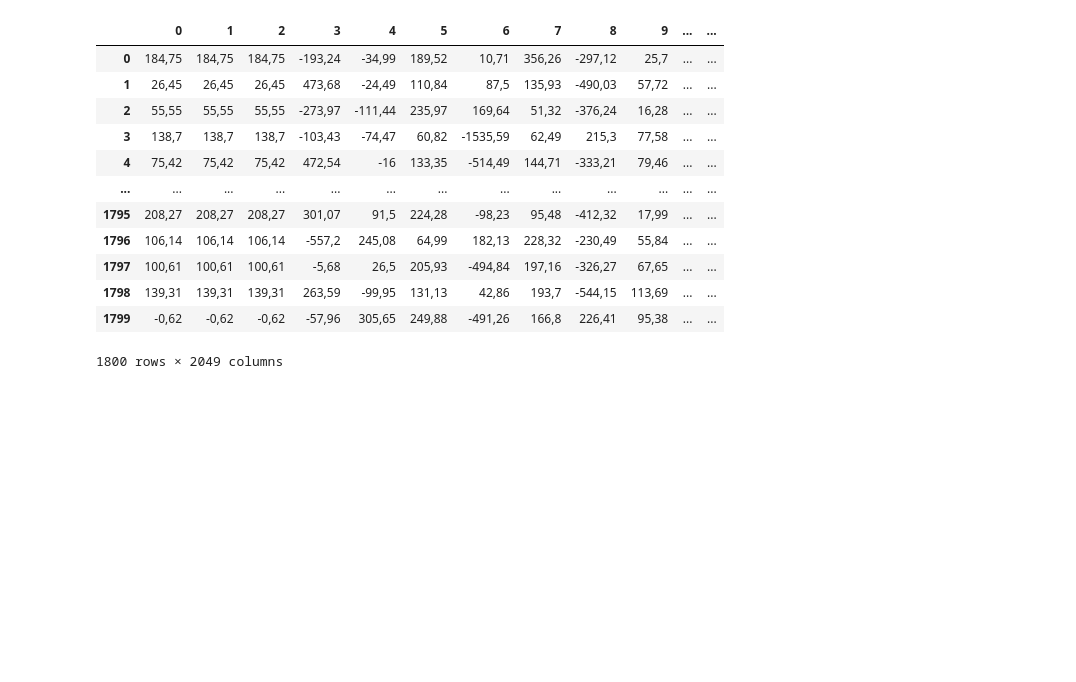
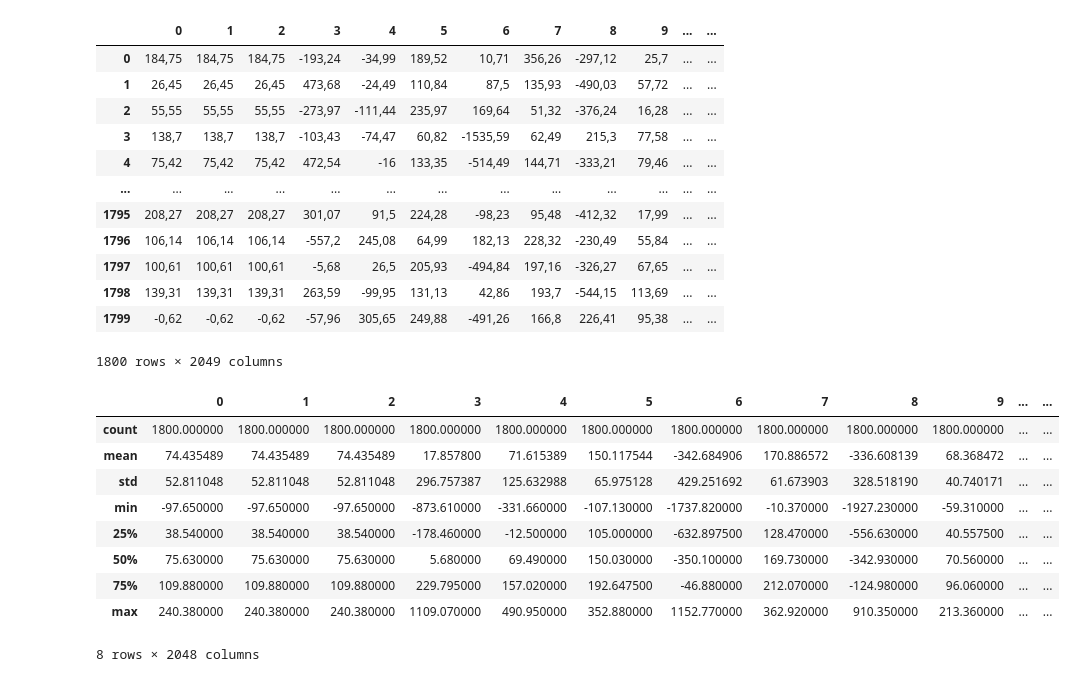
Before and after one commit to kirillbarinov/Spector-ML, a Jupyter notebook: diploma_001.ipynb, the cells around one changed output. Saved outputs shown, nothing was run; the diff lists cells and outputs as text; code cells hidden in the pictures; blank space fills up the shorter version.

```diff
--- a/diploma_001.ipynb
+++ b/diploma_001.ipynb
@@ -205,3 +201,11 @@ result
 1800 rows × 2049 columns
 # %%
 result.to_excel('result.xlsx')
+# %%
+import pandas as pd
+from sklearn.model_selection import train_test_split
+from sklearn.preprocessing import StandardScaler
+from sklearn.ensemble import RandomForestClassifier
+from sklearn.metrics import classification_report, accuracy_score
+
+df = pd.read_excel('result.xlsx')
@@ -207,0 +215,15 @@ result.to_excel('result.xlsx')
+# %%
+def convert_to_float(df):
+    for column in df.columns:
+        # Check if the column is of object type (string in pandas)
+        if df[column].dtype == 'object':
+            try:
+                # Convert all string values in the column to float
+                df[column] = df[column].str.replace(',', '.').astype(float)
+            except ValueError:
+                # If conversion fails, pass (leaving non-numeric columns unchanged)
+                pass
+    return df
+
+
+df = convert_to_float(df)
@@ -207,0 +236,13 @@ result.to_excel('result.xlsx')
+# %%
+X.describe()
+# %% [output]
+|  | 0 | 1 | 2 | 3 | 4 | 5 | 6 | 7 | 8 | 9 | ... | ... |
+| count | 1800.000000 | 1800.000000 | 1800.000000 | 1800.000000 | 1800.000000 | 1800.000000 | 1800.000000 | 1800.000000 | 1800.000000 | 1800.000000 | ... | ... |
+| mean | 74.435489 | 74.435489 | 74.435489 | 17.857800 | 71.615389 | 150.117544 | -342.684906 | 170.886572 | -336.608139 | 68.368472 | ... | ... |
+| std | 52.811048 | 52.811048 | 52.811048 | 296.757387 | 125.632988 | 65.975128 | 429.251692 | 61.673903 | 328.518190 | 40.740171 | ... | ... |
+| min | -97.650000 | -97.650000 | -97.650000 | -873.610000 | -331.660000 | -107.130000 | -1737.820000 | -10.370000 | -1927.230000 | -59.310000 | ... | ... |
+| 25% | 38.540000 | 38.540000 | 38.540000 | -178.460000 | -12.500000 | 105.000000 | -632.897500 | 128.470000 | -556.630000 | 40.557500 | ... | ... |
+| 50% | 75.630000 | 75.630000 | 75.630000 | 5.680000 | 69.490000 | 150.030000 | -350.100000 | 169.730000 | -342.930000 | 70.560000 | ... | ... |
+| 75% | 109.880000 | 109.880000 | 109.880000 | 229.795000 | 157.020000 | 192.647500 | -46.880000 | 212.070000 | -124.980000 | 96.060000 | ... | ... |
+| max | 240.380000 | 240.380000 | 240.380000 | 1109.070000 | 490.950000 | 352.880000 | 1152.770000 | 362.920000 | 910.350000 | 213.360000 | ... | ... |
+8 rows × 2048 columns
```
Also changed, not shown: parts of 49 cells of this notebook.
